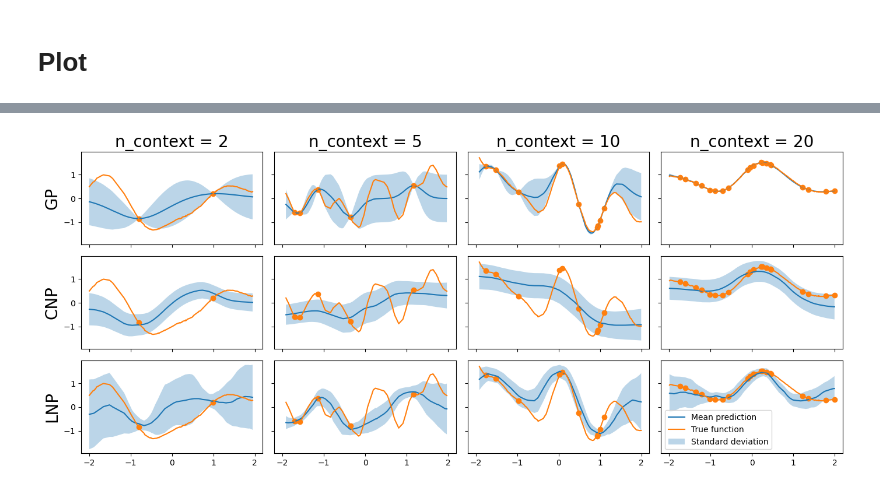
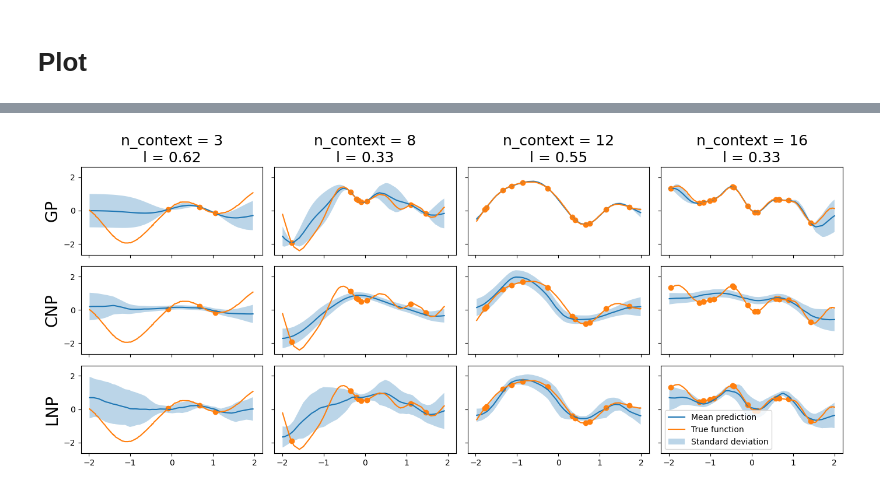
Before and after one commit to tonywu71/neural-processes, a Jupyter notebook: train_cnp_from_arbitrary_gp_varying_kernel.ipynb, the cells around one changed output, grey strips where cells are left out. Cells and saved outputs as stored; diff of their text form; code cells hidden in the pictures.

Commit message:
Change figures for poster/report

```diff
--- a/train_cnp_from_arbitrary_gp_varying_kernel.ipynb
+++ b/train_cnp_from_arbitrary_gp_varying_kernel.ipynb
@@ -258,5 +264,5 @@ fig.tight_layout()
 # %%
-list_num_context = [2, 5, 10, 20]
+list_num_context = [3, 8, 12, 16]
 
 fig, axis = plt.subplots(3, len(list_num_context),
                          figsize=(3.5*len(list_num_context), 6),
@@ -264,8 +270,11 @@ fig, axis = plt.subplots(3, len(list_num_context),
                          sharey=True)
 
 
+list_kernel_length_scale = []
+
 for idx_plot, num_context in enumerate(list_num_context):
-    kernel_length_scale = np.random.uniform(0.1, 1.)
+    kernel_length_scale = np.random.uniform(0.2, 0.8)
+    list_kernel_length_scale.append(kernel_length_scale)
     kernel = tfp.math.psd_kernels.ExponentiatedQuadratic(length_scale=kernel_length_scale)
 
 
@@ -315,8 +324,11 @@ for idx_plot, num_context in enumerate(list_num_context):
     axis[0, idx_plot].scatter(context_x.numpy(), context_y.numpy())
 
 
-for ax, label in zip(axis[0, :], [f"n_context = {n}" for n in list_num_context]):
-    ax.set_title(label, size=20)
+
+list_labels = [f"n_context = {n}\nl = {l:.2f}" for n, l in zip(list_num_context, list_kernel_length_scale)]
+
+for ax, label in zip(axis[0, :], list_labels):
+    ax.set_title(label, size=18)
 
 for ax in axis.flatten()[:-1]:
     ax.get_legend().remove()
@@ -339 +351 @@ fig.tight_layout()
-[figure, old version]
+[figure, new version]
```
Also changed, not shown: parts of 12 cells of this notebook, 2 other files.
